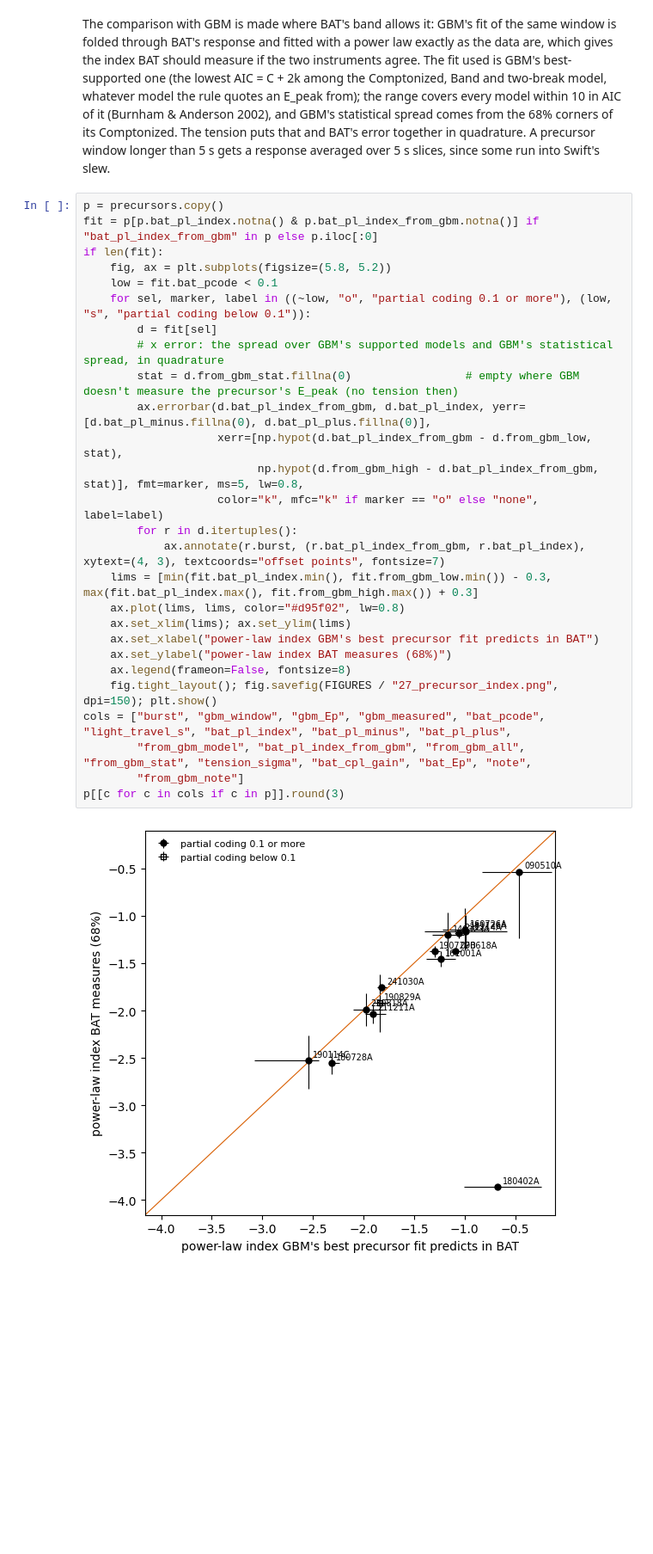
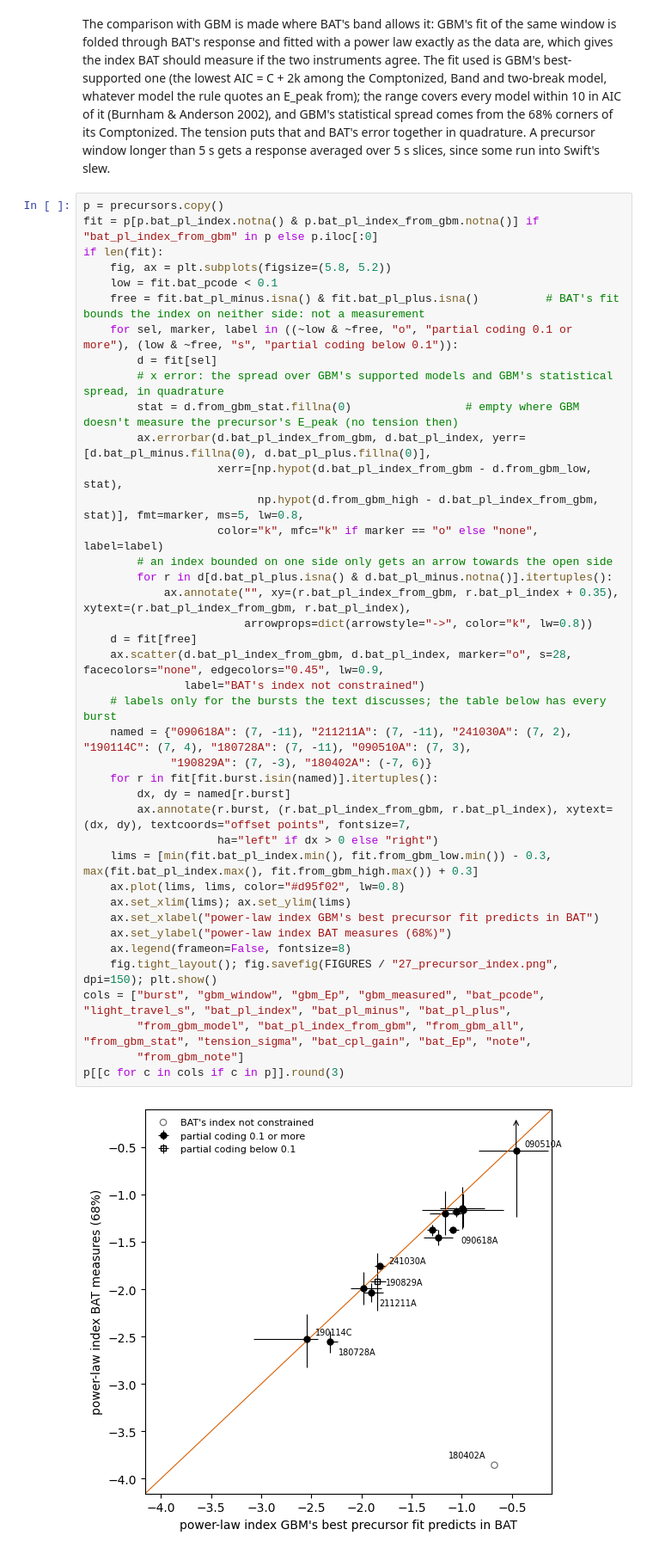
Before and after one commit to idbl2004/mphys-project, a Jupyter notebook: ignacio/27_bat_check.ipynb, the cells around one changed output. Shown at 86% size. Drawn from its saved outputs; the diff is of its cells as text; blank space fills up the shorter version.

```diff
--- a/ignacio/27_bat_check.ipynb
+++ b/ignacio/27_bat_check.ipynb
@@ -148,32 +148,45 @@ response averaged over 5 s slices, since some run into Swift's slew.
 # %%
 p = precursors.copy()
 fit = p[p.bat_pl_index.notna() & p.bat_pl_index_from_gbm.notna()] if "bat_pl_index_from_gbm" in p else p.iloc[:0]
 if len(fit):
     fig, ax = plt.subplots(figsize=(5.8, 5.2))
     low = fit.bat_pcode < 0.1
-    for sel, marker, label in ((~low, "o", "partial coding 0.1 or more"), (low, "s", "partial coding below 0.1")):
+    free = fit.bat_pl_minus.isna() & fit.bat_pl_plus.isna()          # BAT's fit bounds the index on neither side: not a measurement
+    for sel, marker, label in ((~low & ~free, "o", "partial coding 0.1 or more"), (low & ~free, "s", "partial coding below 0.1")):
         d = fit[sel]
         # x error: the spread over GBM's supported models and GBM's statistical spread, in quadrature
         stat = d.from_gbm_stat.fillna(0)                 # empty where GBM doesn't measure the precursor's E_peak (no tension then)
         ax.errorbar(d.bat_pl_index_from_gbm, d.bat_pl_index, yerr=[d.bat_pl_minus.fillna(0), d.bat_pl_plus.fillna(0)],
                     xerr=[np.hypot(d.bat_pl_index_from_gbm - d.from_gbm_low, stat),
                           np.hypot(d.from_gbm_high - d.bat_pl_index_from_gbm, stat)], fmt=marker, ms=5, lw=0.8,
                     color="k", mfc="k" if marker == "o" else "none", label=label)
-        for r in d.itertuples():
-            ax.annotate(r.burst, (r.bat_pl_index_from_gbm, r.bat_pl_index), xytext=(4, 3), textcoords="offset points", fontsize=7)
+        # an index bounded on one side only gets an arrow towards the open side
+        for r in d[d.bat_pl_plus.isna() & d.bat_pl_minus.notna()].itertuples():
+            ax.annotate("", xy=(r.bat_pl_index_from_gbm, r.bat_pl_index + 0.35), xytext=(r.bat_pl_index_from_gbm, r.bat_pl_index),
+                        arrowprops=dict(arrowstyle="->", color="k", lw=0.8))
+    d = fit[free]
+    ax.scatter(d.bat_pl_index_from_gbm, d.bat_pl_index, marker="o", s=28, facecolors="none", edgecolors="0.45", lw=0.9,
+               label="BAT's index not constrained")
+    # labels only for the bursts the text discusses; the table below has every burst
+    named = {"090618A": (7, -11), "211211A": (7, -11), "241030A": (7, 2), "190114C": (7, 4), "180728A": (7, -11), "090510A": (7, 3),
+             "190829A": (7, -3), "180402A": (-7, 6)}
+    for r in fit[fit.burst.isin(named)].itertuples():
+        dx, dy = named[r.burst]
+        ax.annotate(r.burst, (r.bat_pl_index_from_gbm, r.bat_pl_index), xytext=(dx, dy), textcoords="offset points", fontsize=7,
+                    ha="left" if dx > 0 else "right")
     lims = [min(fit.bat_pl_index.min(), fit.from_gbm_low.min()) - 0.3, max(fit.bat_pl_index.max(), fit.from_gbm_high.max()) + 0.3]
     ax.plot(lims, lims, color="#d95f02", lw=0.8)
     ax.set_xlim(lims); ax.set_ylim(lims)
     ax.set_xlabel("power-law index GBM's best precursor fit predicts in BAT")
     ax.set_ylabel("power-law index BAT measures (68%)")
     ax.legend(frameon=False, fontsize=8)
     fig.tight_layout(); fig.savefig(FIGURES / "27_precursor_index.png", dpi=150); plt.show()
 cols = ["burst", "gbm_window", "gbm_Ep", "gbm_measured", "bat_pcode", "light_travel_s", "bat_pl_index", "bat_pl_minus", "bat_pl_plus",
         "from_gbm_model", "bat_pl_index_from_gbm", "from_gbm_all", "from_gbm_stat", "tension_sigma", "bat_cpl_gain", "bat_Ep", "note",
         "from_gbm_note"]
 p[[c for c in cols if c in p]].round(3)
 # %% [output]
-[figure, old version]
+[figure, new version]
 |  | burst | gbm_window | gbm_Ep | gbm_measured | bat_pcode | light_travel_s | bat_pl_index | bat_pl_minus | ... |
 | 0 | 090618A | [-0.632, 34.088] | 261.118 | True | 0.625 | 0.005 | -1.375 | 0.016 | ... |
 | 1 | 111228A | NaN | NaN | NaN | NaN | NaN | NaN | NaN | ... |
```
Also changed, not shown: parts of 1 cell of this notebook, 1 other file.
